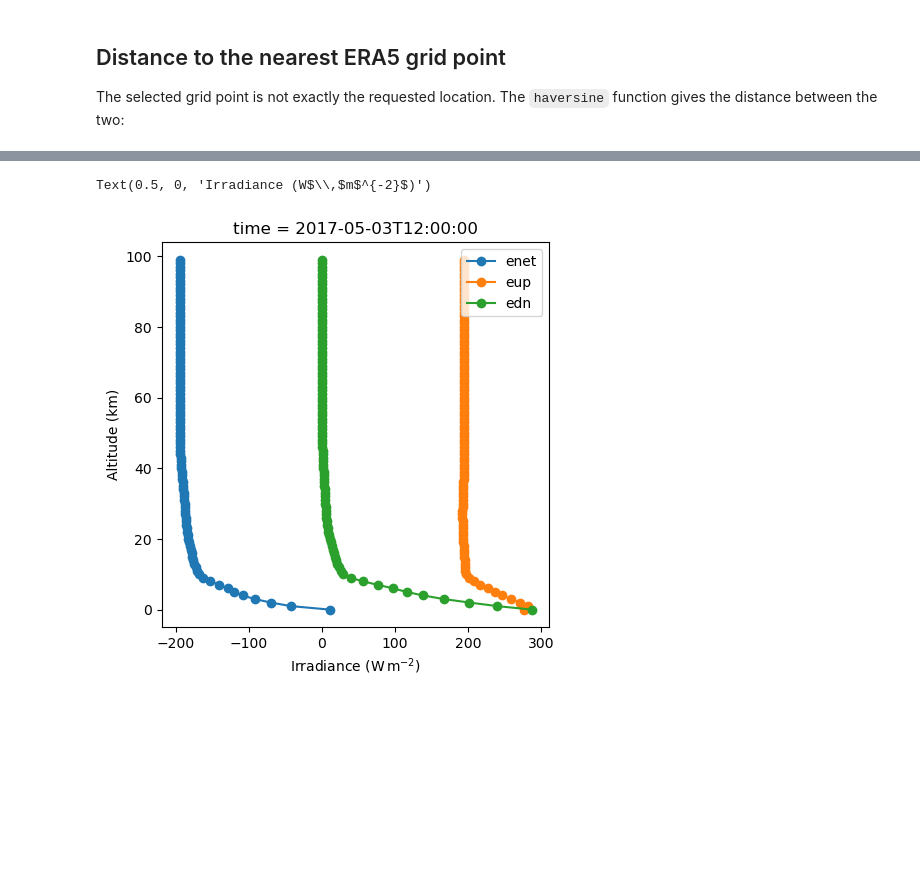
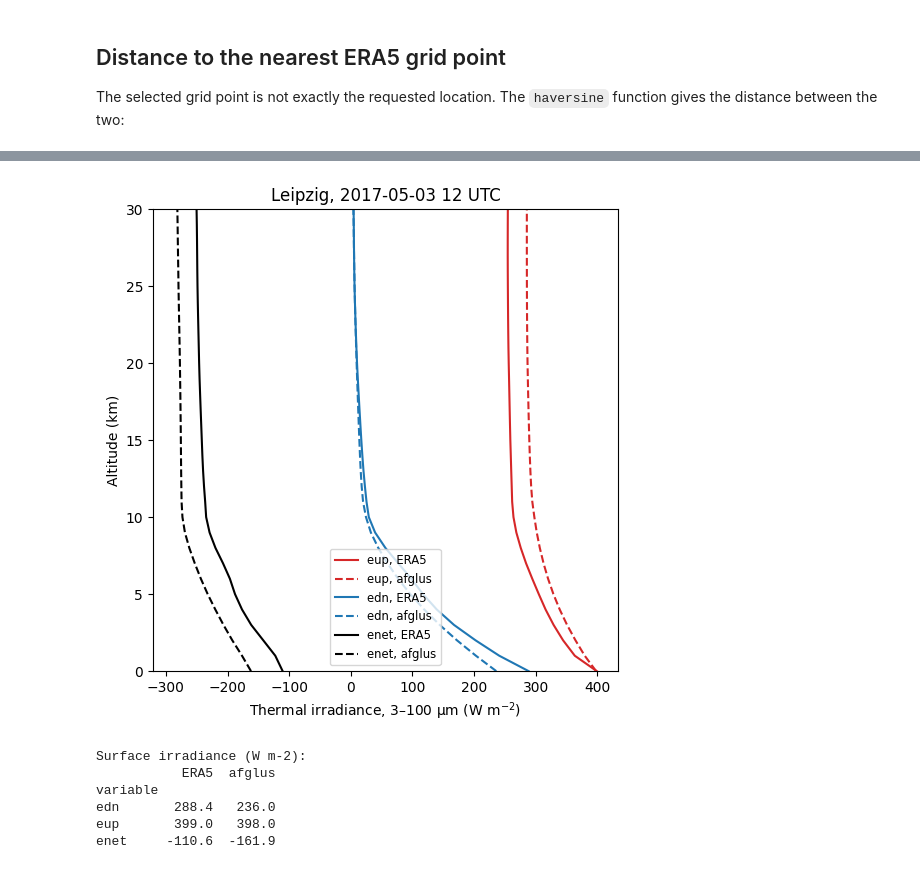
Before and after one commit to FranzFlink/pyRadtran, a Jupyter notebook: book/notebooks/era5_atmosphere.ipynb, the cells around one changed output, grey strips where cells are left out. Drawn from its saved outputs; the diff is of its cells as text; code cells hidden in the pictures; blank space fills up the shorter version.

```diff
--- a/book/notebooks/era5_atmosphere.ipynb
+++ b/book/notebooks/era5_atmosphere.ipynb
@@ -101,11 +83,20 @@ Pass the ERA5 profile with `era5_atmosphere`:
 # %%
-# Load the configuration from the YAML file
+from pyradtran import Var
+
 config_path = Path('config/thermal_config.yaml')
 
 ds_sim = ds_to_sim.pyradtran.run(
     config_path=config_path,
-    return_dataset=True,
+    era5_atmosphere=era5,
+    params={'sur_temperature': Var('tskin')},
     save_to_file=False,
-    era5_atmosphere=era5_to_sim,  # Use the local ERA5 data
-    show_progress=True,
+    show_progress=False,
 )
+
+# Same run with the US standard atmosphere for comparison
+ds_std = ds_to_sim.pyradtran.run(
+    config_path=config_path,
+    params={'sur_temperature': Var('tskin')},
+    save_to_file=False,
+    show_progress=False,
+)
@@ -189,27 +152,24 @@ Attributes:
 # %%
-fig, ax = plt.subplots(1, figsize=(5, 5))
+fig, ax = plt.subplots(figsize=(6, 6))
+for var, color in [('eup', 'tab:red'), ('edn', 'tab:blue'), ('enet', 'k')]:
+    ds_sim[var].squeeze().plot(y='altitude', ax=ax, color=color, label=f'{var}, ERA5')
+    ds_std[var].squeeze().plot(y='altitude', ax=ax, color=color, ls='--', label=f'{var}, afglus')
+ax.set_ylim(0, 30)
+ax.set_ylabel('Altitude (km)')
+ax.set_xlabel(r'Thermal irradiance, 3–100 µm (W m$^{-2}$)')
+ax.set_title('Leipzig, 2017-05-03 12 UTC')
+ax.legend(fontsize='small')
+plt.show()
 
-ds_sim.enet.plot(
-    y='altitude',
-    marker='o',
-    ax=ax,
-)
-
-ds_sim.eup.plot(
-    y='altitude',
-    marker='o',
-    ax=ax,
-)
-
-ds_sim.edn.plot(
-    y='altitude',
-    marker='o',
-    ax=ax,
-)
-
-ax.legend(['enet', 'eup', 'edn'], loc='upper right')
-ax.set_ylabel('Altitude (km)')
-ax.set_xlabel(r'Irradiance (W$\,$m$^{-2}$)')
+sfc = xr.Dataset({'ERA5': ds_sim[['edn', 'eup', 'enet']].sel(altitude=0).squeeze().to_array(),
+                  'afglus': ds_std[['edn', 'eup', 'enet']].sel(altitude=0).squeeze().to_array()})
+print('Surface irradiance (W m-2):')
+print(sfc.to_dataframe()[['ERA5', 'afglus']].round(1))
 # %% [output]
+[figure, new version]
-Text(0.5, 0, 'Irradiance (W$\\,$m$^{-2}$)')
+Surface irradiance (W m-2):
+           ERA5  afglus
+variable
+edn       288.4   236.0
+eup       399.0   398.0
+enet     -110.6  -161.9
-[figure, old version]
```
Also changed, not shown: parts of 12 cells of this notebook, 47 other files.
